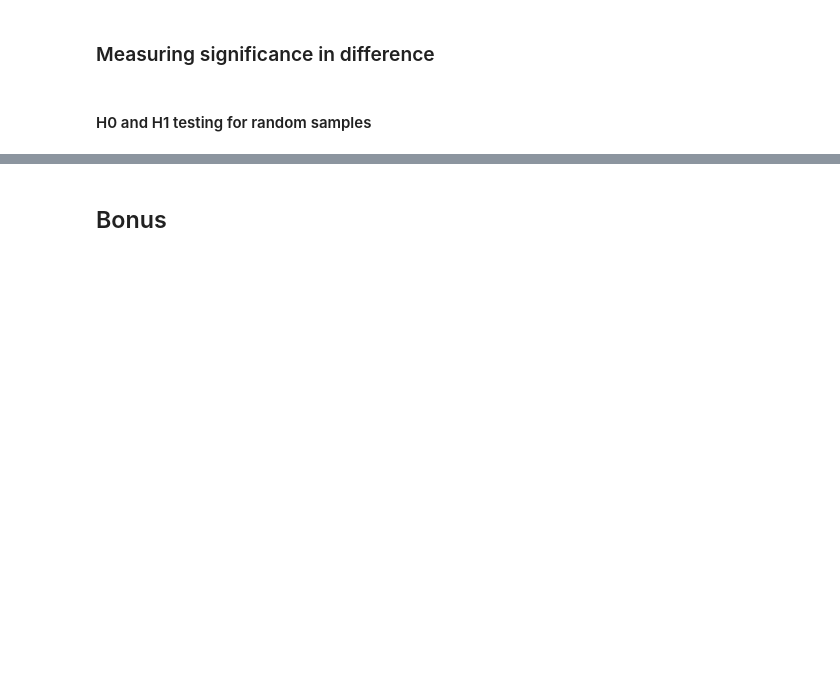
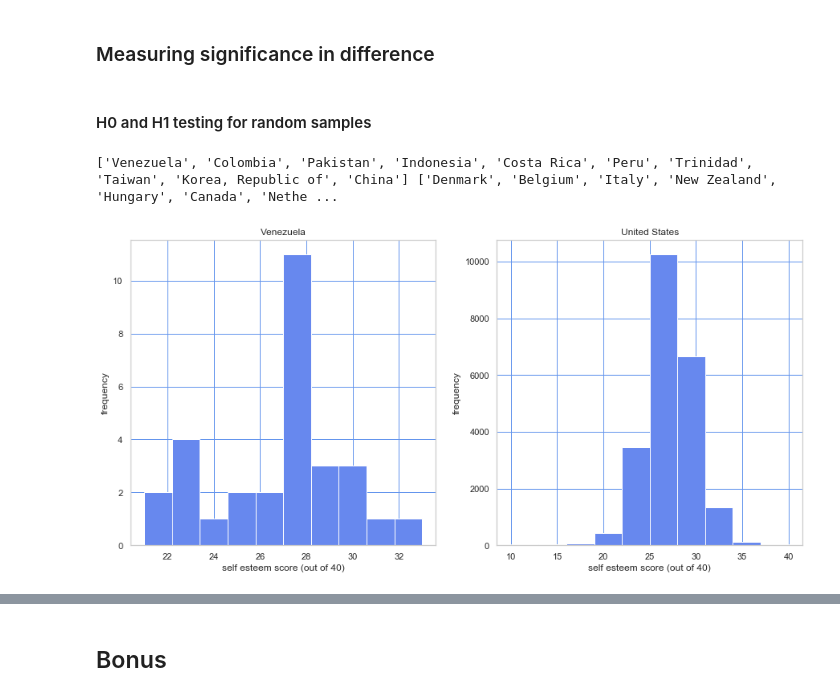
Before and after one commit to FHnt97/Project-Week-5-Your-Own-Project, a Jupyter notebook: your-project/03-Analysis.ipynb, the cells around one changed output, grey strips where cells are left out. Saved outputs shown, nothing was run; the diff lists cells and outputs as text; code cells hidden in the pictures; blank space fills up the shorter version.

Commit message:
hypothesis testing and saving of graphs

```diff
--- a/your-project/03-Analysis.ipynb
+++ b/your-project/03-Analysis.ipynb
@@ -181,3 +152,34 @@ plt.yticks(rotation=360)
 ### Measuring significance in difference
 # %% [markdown]
 #### H0 and H1 testing for random samples
+# %%
+lst = merge_df.sort_values("individualism", ascending=True)
+low = lst.head(10)["country"].to_list()
+high = lst.tail(10)["country"].to_list()
+print(low, high)
+# %% [output]
+['Venezuela', 'Colombia', 'Pakistan', 'Indonesia', 'Costa Rica', 'Peru', 'Trinidad', 'Taiwan', 'Korea, Republic of', 'China'] ['Denmark', 'Belgium', 'Italy', 'New Zealand', 'Hungary', 'Canada', 'Nethe ...
+# %%
+# test 1
+lst_2 = [239, 234]
+
+# graphing out normal distribution:
+fig, axs = plt.subplots(1, 2, figsize=(15,7))
+
+df_0 = df_rosenberg.loc[df_rosenberg["country_id"] == 239]["overall_score"]
+axs[0].hist(df_0, bins=10)
+axs[0].set_title("Venezuela")
+axs[0].set_xlabel("self esteem score (out of 40)")
+axs[0].set_ylabel("frequency")
+axs[0].grid(axis="both", color='cornflowerblue')
+plt.subplots_adjust(hspace=0.5)
+
+df_1 = df_rosenberg.loc[df_rosenberg["country_id"] == 234]["overall_score"]
+axs[1].hist(df_1, bins=10)
+axs[1].set_title("United States")
+axs[1].set_xlabel("self esteem score (out of 40)")
+axs[1].set_ylabel("frequency")
+axs[1].grid(axis="both", color='cornflowerblue')
+plt.subplots_adjust(hspace=0.5)
+# %% [output]
+[figure, added]
```
Also changed, not shown: parts of 31 cells of this notebook, 3 other files.
